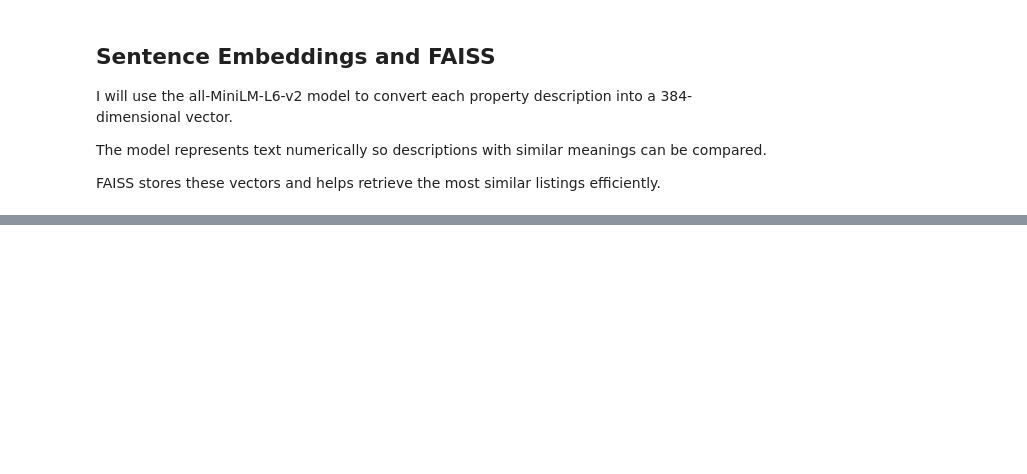
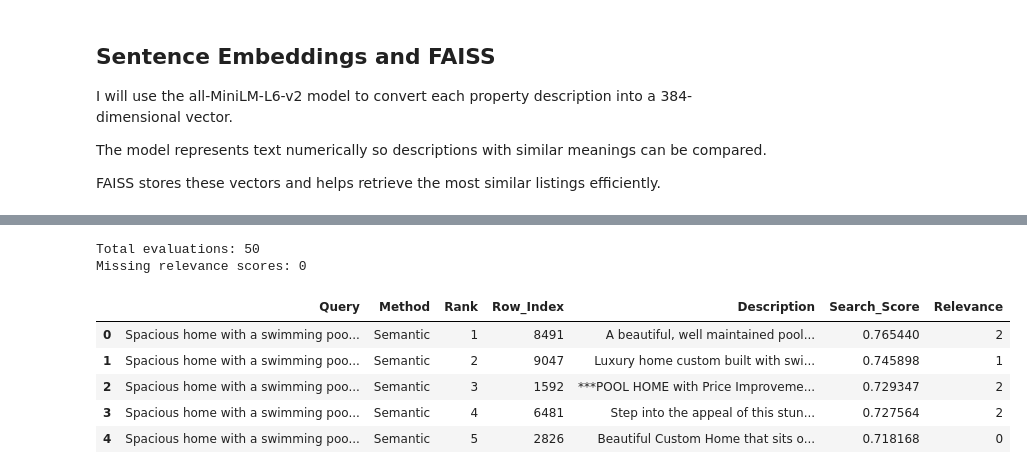
Before and after one commit to luoxuchen2/IDX-Exchange-NLP, a Jupyter notebook: notebooks/week5.ipynb, the cells around one changed output, grey strips where cells are left out. Cells and saved outputs as stored; diff of their text form; code cells hidden in the pictures; blank space fills up the shorter version.

```diff
--- a/notebooks/week5.ipynb
+++ b/notebooks/week5.ipynb
@@ -149,0 +580,29 @@ OSError: [WinError 1114] A dynamic link library (DLL) initialization routine fai
+# %%
+import pandas as pd
+import numpy as np
+
+# Load the Excel file containing your manual relevance scores
+evaluation_df = pd.read_excel(
+    "data/week5_relevance_evaluation.xlsx"
+)
+
+# Check that all 50 results have been evaluated
+print(f"Total evaluations: {len(evaluation_df)}")
+print(f"Missing relevance scores: {evaluation_df['Relevance'].isna().sum()}")
+
+# Display the first five rows to verify the data
+display(evaluation_df.head())
+
+# Confirm that all 50 rows have valid relevance scores
+assert len(evaluation_df) == 50, "Expected 50 evaluations"
+assert evaluation_df["Relevance"].isin([0, 1, 2]).all(), \
+    "All relevance scores must be 0, 1, or 2"
+# %% [output]
+Total evaluations: 50
+Missing relevance scores: 0
+|  | Query | Method | Rank | Row_Index | Description | Search_Score | Relevance |
+| 0 | Spacious home with a swimming poo... | Semantic | 1 | 8491 | A beautiful, well maintained pool... | 0.765440 | 2 |
+| 1 | Spacious home with a swimming poo... | Semantic | 2 | 9047 | Luxury home custom built with swi... | 0.745898 | 1 |
+| 2 | Spacious home with a swimming poo... | Semantic | 3 | 1592 | ***POOL HOME with Price Improveme... | 0.729347 | 2 |
+| 3 | Spacious home with a swimming poo... | Semantic | 4 | 6481 | Step into the appeal of this stun... | 0.727564 | 2 |
+| 4 | Spacious home with a swimming poo... | Semantic | 5 | 2826 | Beautiful Custom Home that sits o... | 0.718168 | 0 |
```
Also changed, not shown: parts of 14 cells of this notebook, 3 other files.
